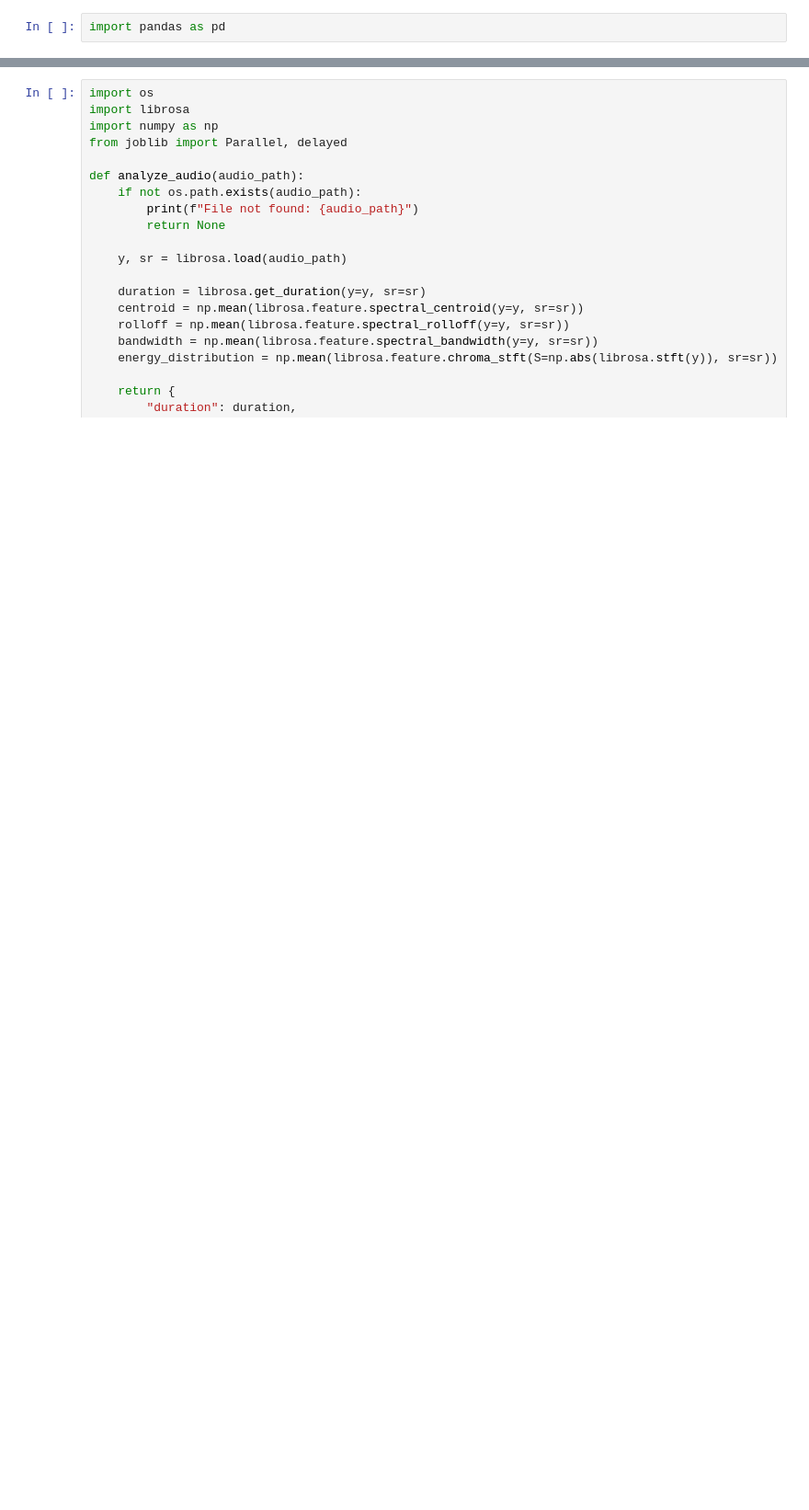
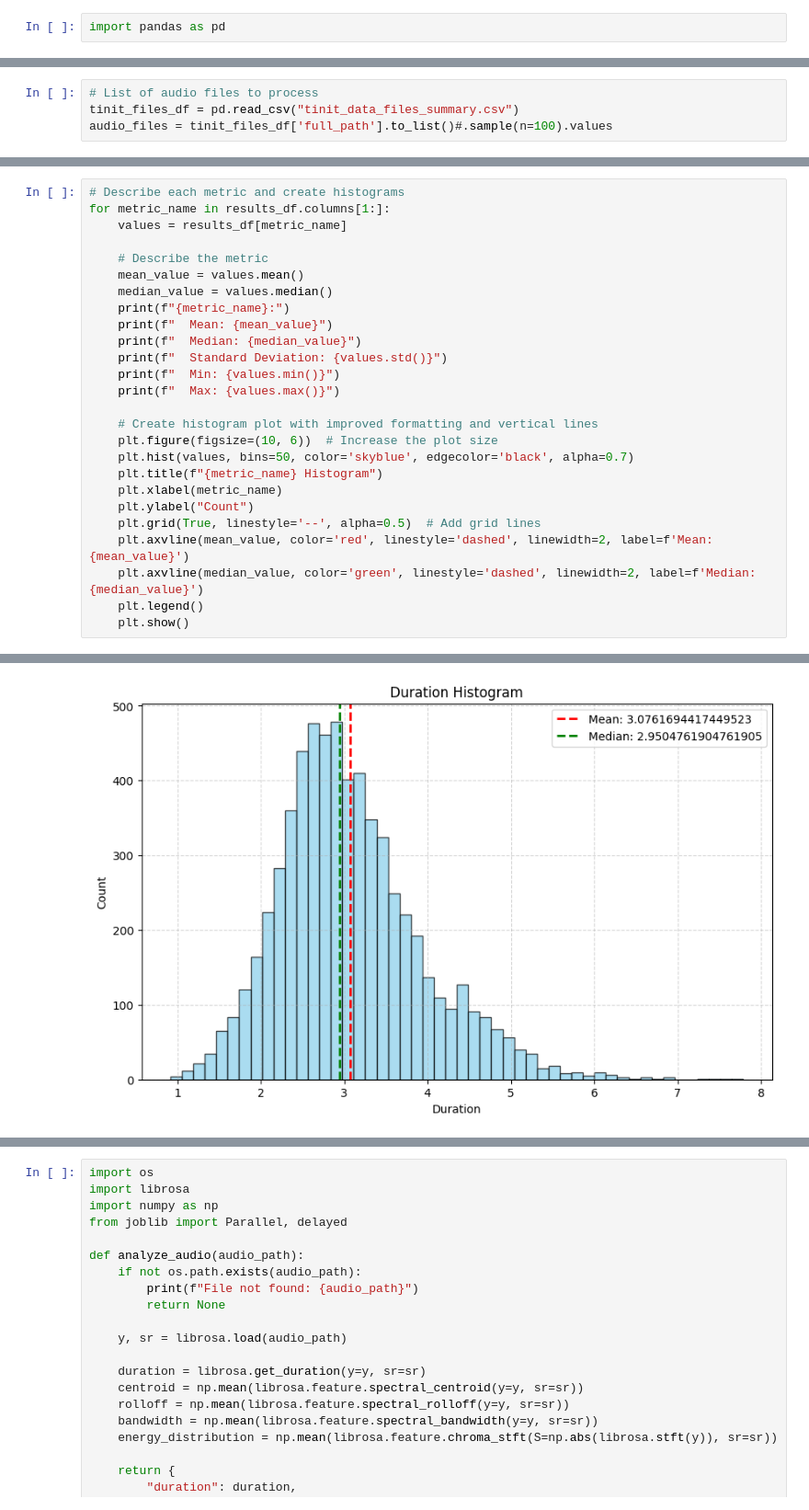
Before and after one commit to cassuci/adf-detector, a Jupyter notebook: 1-1-data-exploring.ipynb, the cells around one changed output, grey strips where cells are left out. Shown at 92% size. Saved outputs shown, nothing was run; the diff lists cells and outputs as text; blank space fills up the shorter version.

Commit message:
improving some metrics and viz on data exploring

```diff
--- a/1-1-data-exploring.ipynb
+++ b/1-1-data-exploring.ipynb
@@ -2,0 +5,4 @@ import pandas as pd
+# %%
+# List of audio files to process
+tinit_files_df = pd.read_csv("tinit_data_files_summary.csv")
+audio_files = tinit_files_df['full_path'].to_list()#.sample(n=100).values
@@ -2,0 +48,27 @@ import pandas as pd
+# %%
+# Describe each metric and create histograms
+for metric_name in results_df.columns[1:]:
+    values = results_df[metric_name]
+
+    # Describe the metric
+    mean_value = values.mean()
+    median_value = values.median()
+    print(f"{metric_name}:")
+    print(f"  Mean: {mean_value}")
+    print(f"  Median: {median_value}")
+    print(f"  Standard Deviation: {values.std()}")
+    print(f"  Min: {values.min()}")
+    print(f"  Max: {values.max()}")
+
+    # Create histogram plot with improved formatting and vertical lines
+    plt.figure(figsize=(10, 6))  # Increase the plot size
+    plt.hist(values, bins=50, color='skyblue', edgecolor='black', alpha=0.7)
+    plt.title(f"{metric_name} Histogram")
+    plt.xlabel(metric_name)
+    plt.ylabel("Count")
+    plt.grid(True, linestyle='--', alpha=0.5)  # Add grid lines
+    plt.axvline(mean_value, color='red', linestyle='dashed', linewidth=2, label=f'Mean: {mean_value}')
+    plt.axvline(median_value, color='green', linestyle='dashed', linewidth=2, label=f'Median: {median_value}')
+    plt.legend()
+    plt.show()
+# %% [output]
@@ -2,0 +81 @@ import pandas as pd
+[figure, added]
```
Also changed, not shown: parts of 14 cells of this notebook.
